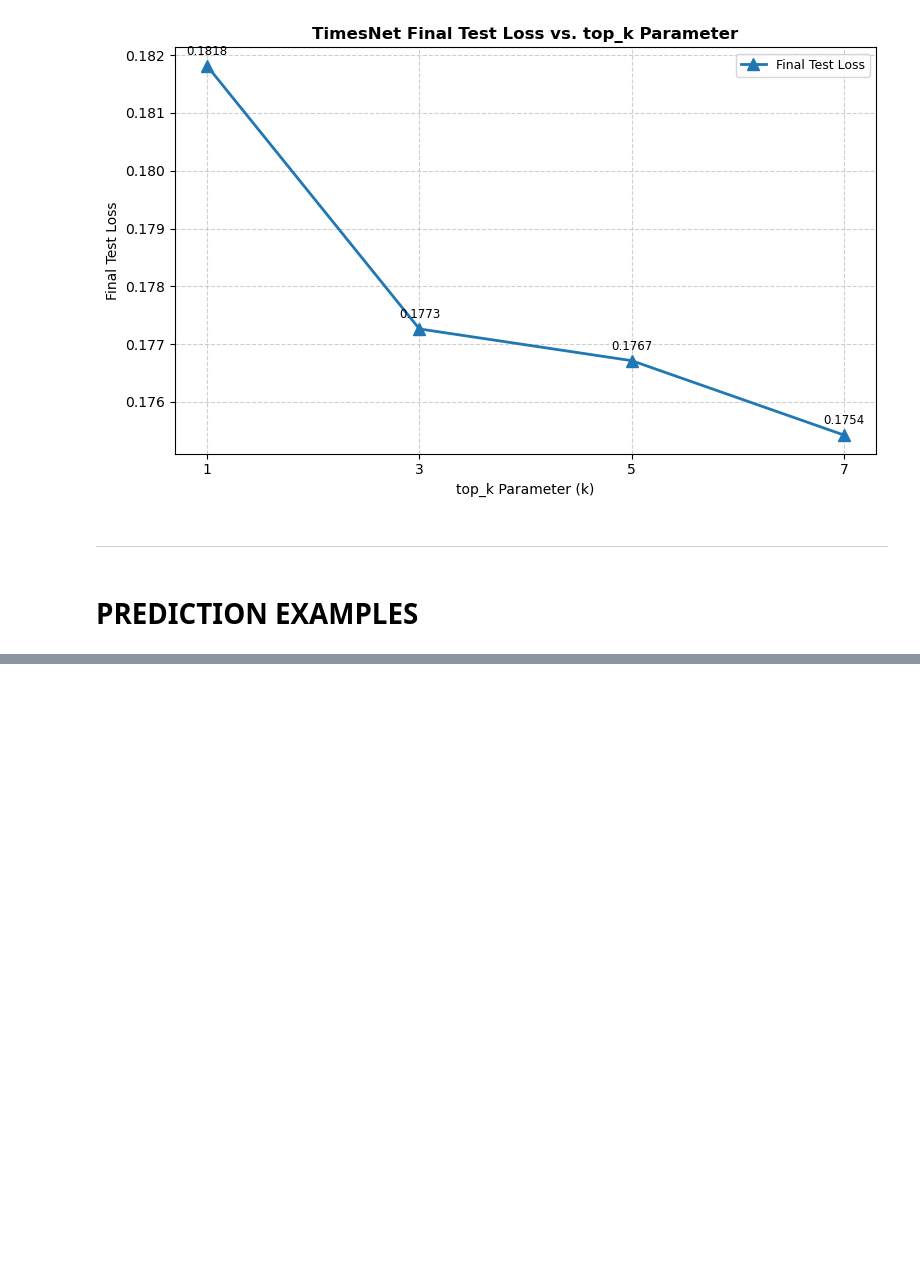
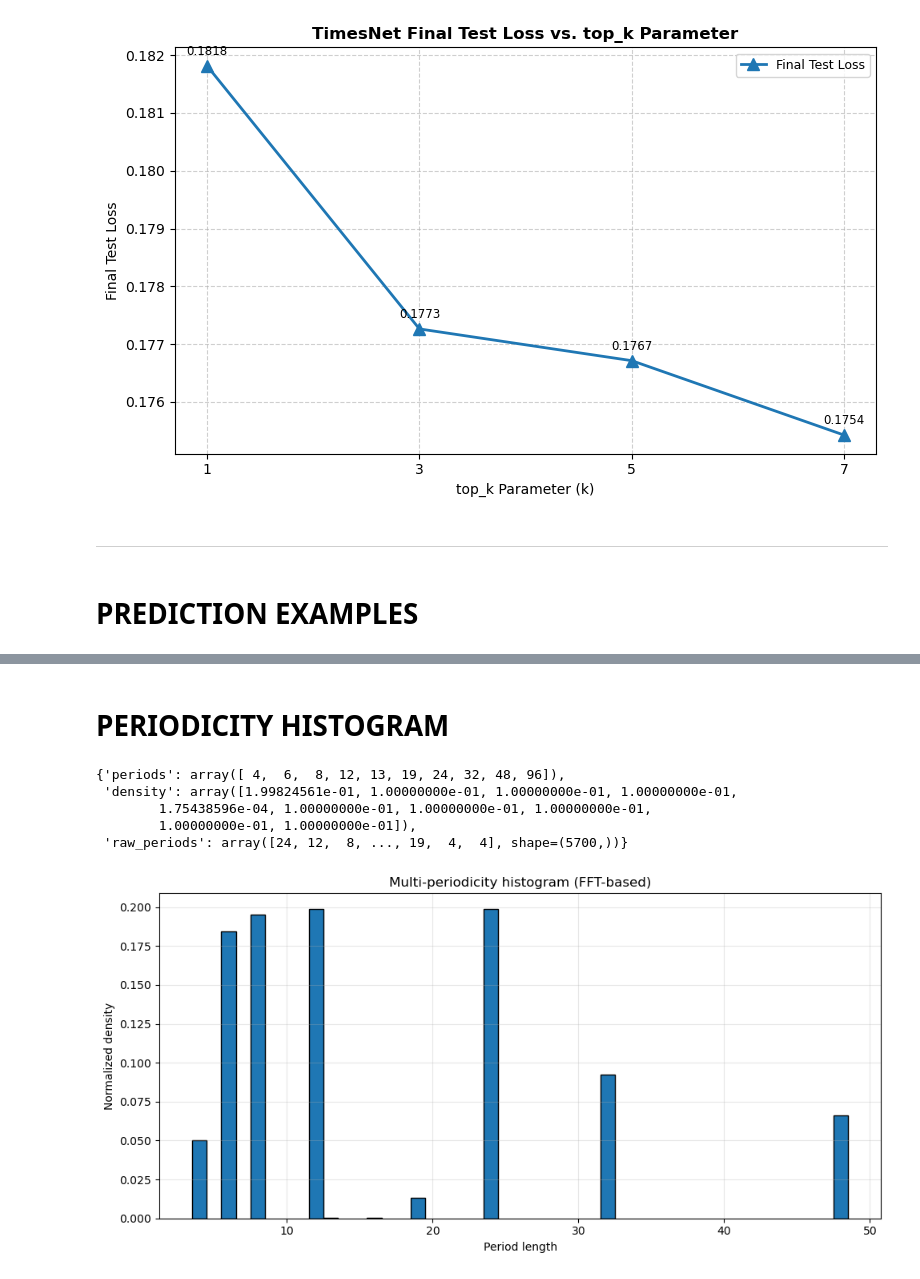
Before and after one commit to seccobenedetto/Electricity_consumption_forecasting_with_TimesNet, a Jupyter notebook: Result_visualization.ipynb, the cells around one changed output, grey strips where cells are left out. Drawn from its saved outputs; the diff is of its cells as text; code cells hidden in the pictures; blank space fills up the shorter version.

```diff
--- a/Result_visualization.ipynb
+++ b/Result_visualization.ipynb
@@ -736,0 +803,57 @@ result
+# %% [markdown]
+# PERIODICITY HISTOGRAM
+# %%
+data
+# %% [output]
+{'periods': array([ 4,  6,  8, 12, 13, 19, 24, 32, 48, 96]),
+ 'density': array([1.99824561e-01, 1.00000000e-01, 1.00000000e-01, 1.00000000e-01,
+        1.75438596e-04, 1.00000000e-01, 1.00000000e-01, 1.00000000e-01,
+        1.00000000e-01, 1.00000000e-01]),
+ 'raw_periods': array([24, 12,  8, ..., 19,  4,  4], shape=(5700,))}
+# %%
+# ----------------------------
+# Load periodicity histogram
+# ----------------------------
+
+k_value = 5  # must match what you used in FFT (top-k frequencies)
+
+root_path = f"checkpoints/TimesNet_sl96_pl96_dm64_el2_tk5/"
+file_path = "period_hist.npy"
+
+data = np.load(os.path.join(root_path, file_path), allow_pickle=True).item()
+
+# Extract saved arrays
+periods = data["periods"]
+density = data["density"]
+
+# ----------------------------
+# Filter out extreme period (96)
+# ----------------------------
+# In many cases T=96 appears as degenerate "full-length period"
+mask = periods != 96
+
+periods_filtered = periods[mask]
+density_filtered = density[mask]
+
+# ----------------------------
+# Normalize density again (safety)
+# ----------------------------
+density_filtered = density_filtered / density_filtered.sum()
+
+# ----------------------------
+# Plot
+# ----------------------------
+plt.figure(figsize=(10, 5))
+
+plt.bar(periods_filtered, density_filtered, width=1.0, edgecolor="black")
+
+plt.xlabel("Period length")
+plt.ylabel("Normalized density")
+plt.title("Multi-periodicity histogram (FFT-based)")
+
+plt.grid(alpha=0.3)
+plt.tight_layout()
+
+plt.show()
+# %% [output]
+[figure, added]
```
Also changed, not shown: parts of 8 cells of this notebook, 6 other files.
